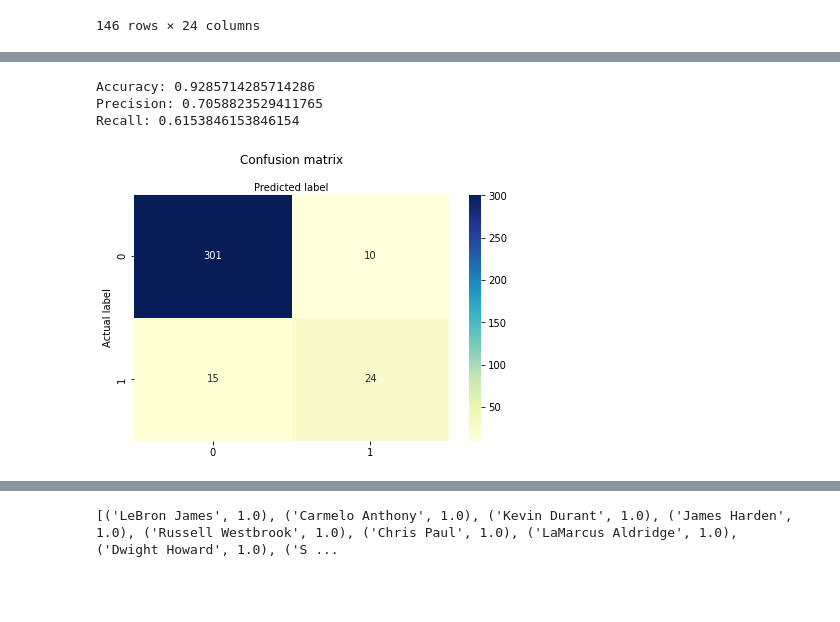
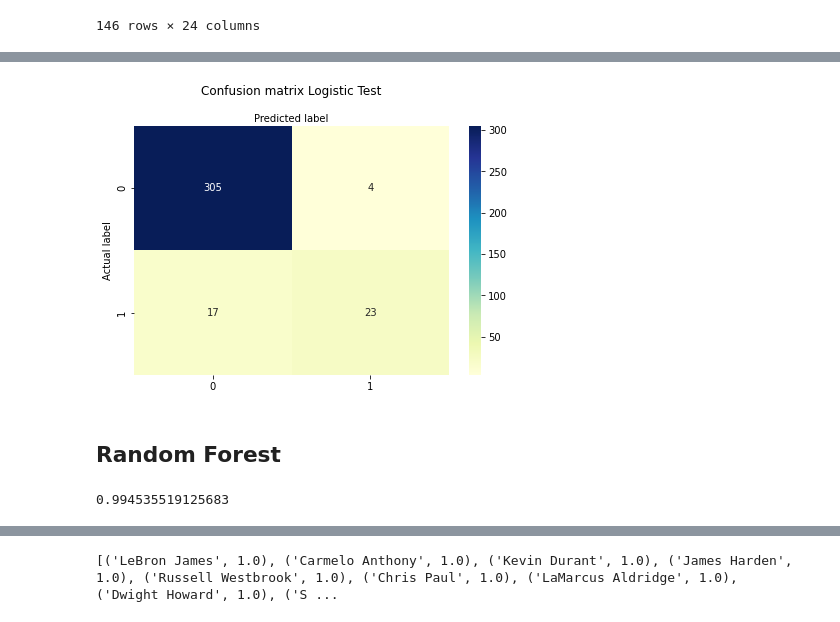
Before and after one commit to e10-atp/AML-NBAProject, a Jupyter notebook: Project.ipynb, the cells around one changed output, grey strips where cells are left out. Cells and saved outputs as stored; diff of their text form; code cells hidden in the pictures; blank space fills up the shorter version.

```diff
--- a/Project.ipynb
+++ b/Project.ipynb
@@ -85,4 +69,4 @@ df = df1[~df1.PLAYER.isin(df2.PLAYER)]
 # %%
-train = df[df1.columns]
+train = df.copy()
 print(train.isna().sum())
 # %% [output]
@@ -105,6 +89,6 @@ HOF         0
 dtype: int64
 # %%
-for index, value in train.isna().sum().items():
+for index, value in train.isna().sum().drop('college').items():
     if value > 0:
         train[index] = train[index].fillna(train[index].median())
 # %%
@@ -130,3 +118,3 @@ dtype: int64
 # %%
-train = train.drop(columns=['PLAYER', '#'])
+train = train.drop(columns=['PLAYER', '#', 'college', 'position', 'height', 'weight', 'birth_date'])
 train = train.astype('float32')
@@ -170,3 +160,5 @@ def normalize(df) :
+# %%
+train = train.drop(columns = ['OREB', 'DREB'])
 # %%
 training_set = train.sample(frac=0.7, random_state=25)
 training_set.head()
@@ -217,27 +226,29 @@ test_Y = dev_set_y.to_numpy()
 test_y_pred = logreg.predict(test_X)
 from sklearn import metrics
 cnf_matrix = metrics.confusion_matrix(test_Y, test_y_pred)
-# %%
-print("Accuracy:",metrics.accuracy_score(test_Y, test_y_pred))
-print("Precision:",metrics.precision_score(test_Y, test_y_pred))
-print("Recall:",metrics.recall_score(test_Y, test_y_pred))
-# %% [output]
-Accuracy: 0.9285714285714286
-Precision: 0.7058823529411765
-Recall: 0.6153846153846154
 # %%
 class_names=[0,1] # name  of classes
 fig, ax = plt.subplots()
 tick_marks = np.arange(len(class_names))
 plt.xticks(tick_marks, class_names)
 plt.yticks(tick_marks, class_names)
 # create heatmap
 sns.heatmap(pd.DataFrame(cnf_matrix), annot=True, cmap="YlGnBu" ,fmt='g')
 ax.xaxis.set_label_position("top")
 plt.tight_layout()
-plt.title('Confusion matrix', y=1.1)
+plt.title('Confusion matrix Logistic Test', y=1.1)
 plt.ylabel('Actual label')
 plt.xlabel('Predicted label')
 plt.savefig('Logreg.png')
 # %% [output]
-[figure, old version]
+[figure, new version]
+# %% [markdown]
+## Random Forest
+# %%
+from sklearn.ensemble import RandomForestClassifier
+clf = RandomForestClassifier(max_depth=10, max_features = 3, random_state=0)
+clf.fit(train_X, train_Y)
+train_y_pred = clf.predict(train_X)
+f1_score(train_Y, train_y_pred)
+# %% [output]
+0.994535519125683
```
Also changed, not shown: parts of 26 cells of this notebook, 2 other files.
